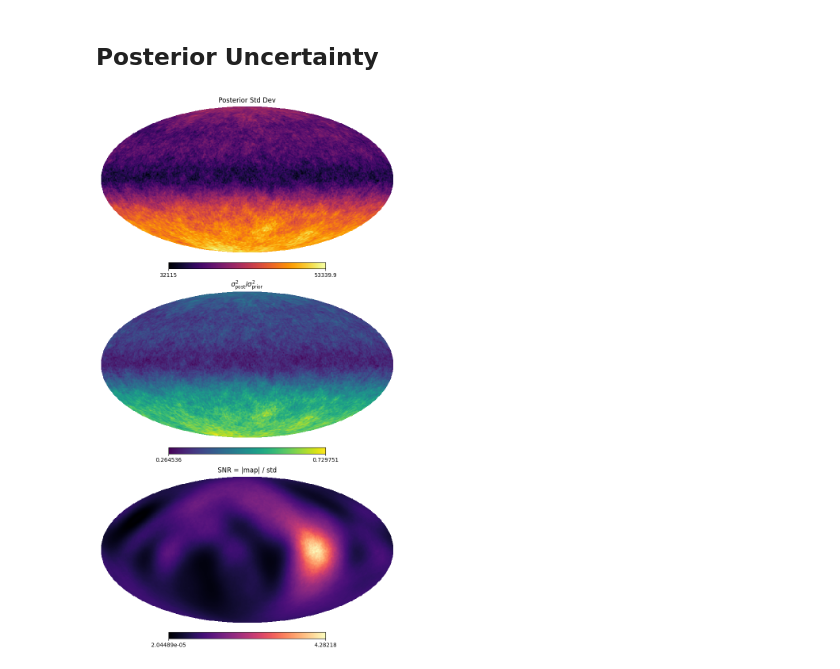
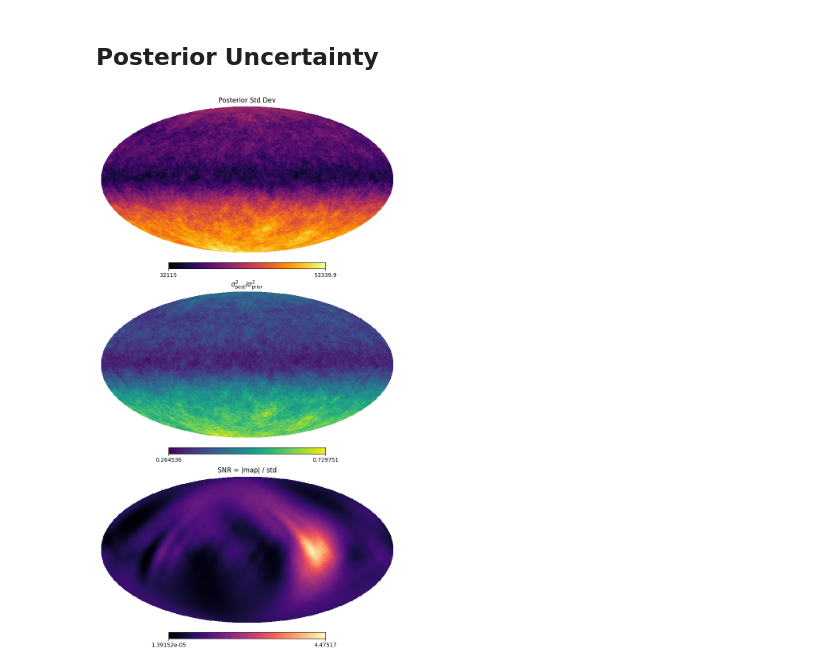
Before and after one commit to MIST-Experiment/mistsim, a Jupyter notebook: notebooks/mapmaking/notebooks_out/mars-csa2022-dip-nv-dip.ipynb, the cells around one changed output. Cells and saved outputs as stored; diff of their text form; code cells hidden in the pictures.

```diff
--- a/notebooks/mapmaking/notebooks_out/mars-csa2022-dip-nv-dip.ipynb
+++ b/notebooks/mapmaking/notebooks_out/mars-csa2022-dip-nv-dip.ipynb
@@ -86,13 +88,13 @@ plt.show()
 ## Posterior Uncertainty
 # %%
 fl = np.ones(lmax + 1)
-fl[11:] = 0.0
+#fl[11:] = 0.0
 best_map = hp.alm2map(
     hp.almxfl(x_rec, fl), nside=128
 )
 fig = msplt.plot_posterior_maps(
     std_map, sigma2_prior, best_map, nside=128
 )
 plt.show()
 # %% [output]
-[figure, old version]
+[figure, new version]
```
Also changed, not shown: parts of 1 cell of this notebook, 3 other files.
